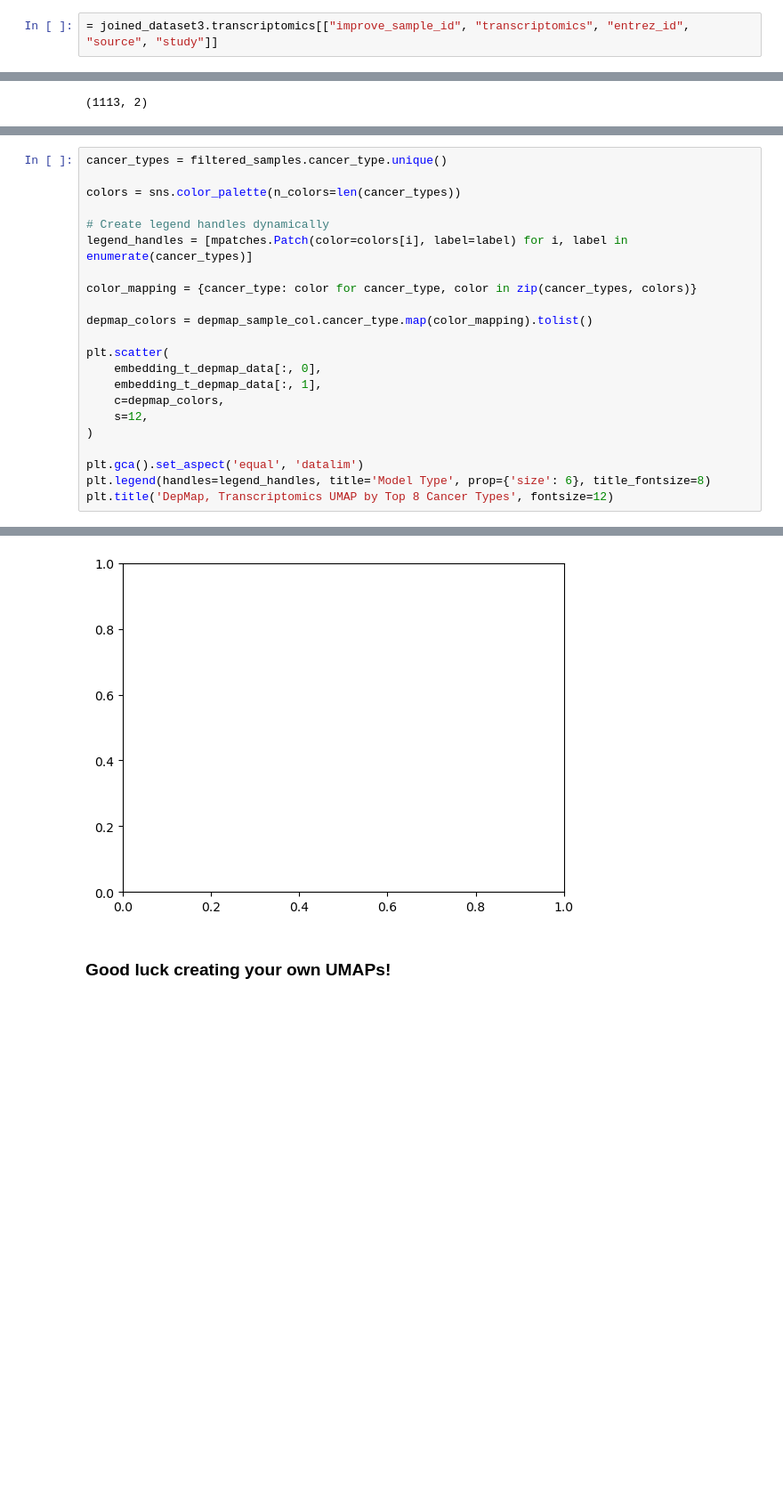
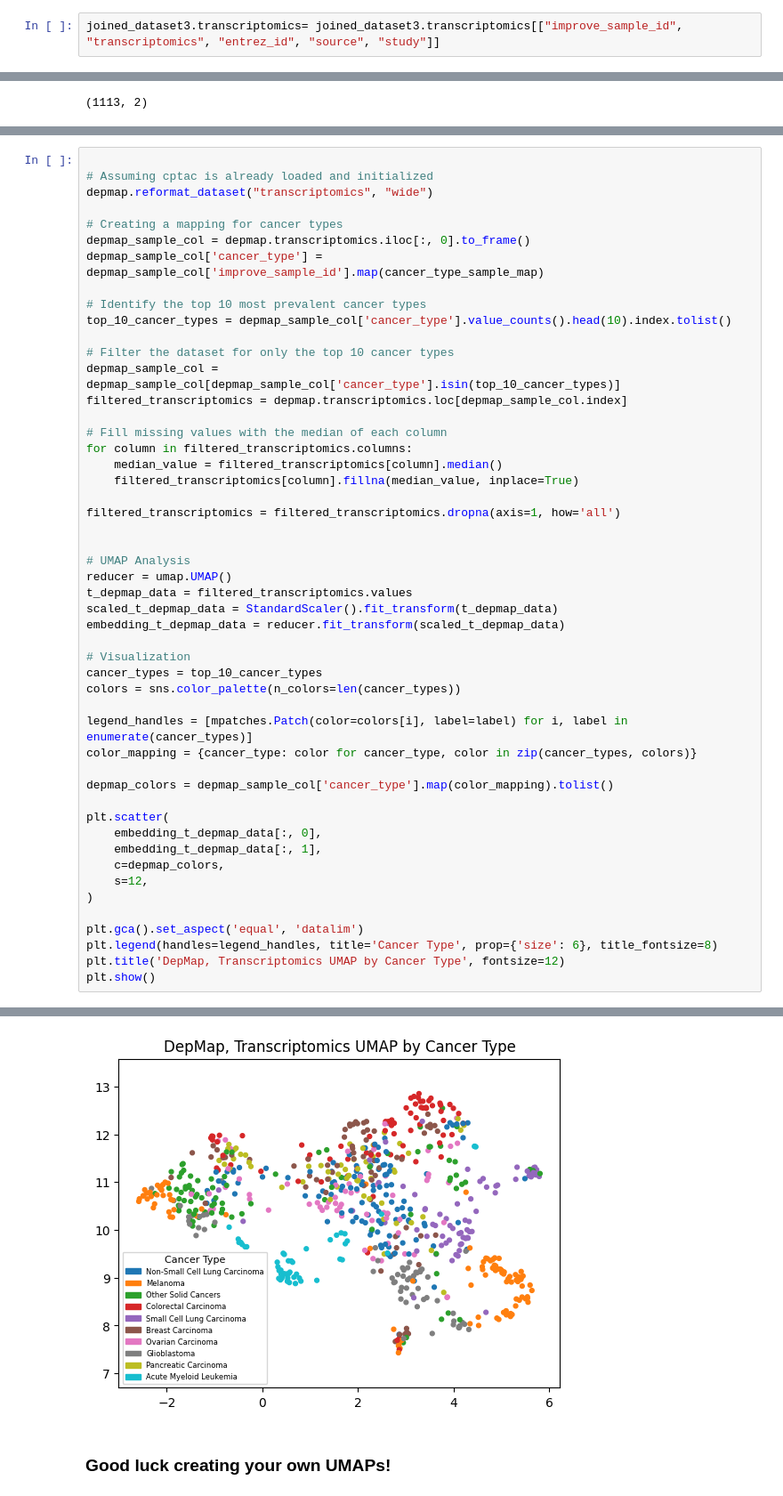
Before and after one commit to PNNL-CompBio/coderdata, a Jupyter notebook: tutorials/Data_Exploration_UMAP_Tutorial.ipynb, the cells around one changed output, grey strips where cells are left out. Shown: that part at 89% size. Drawn from its saved outputs; the diff is of its cells as text; blank space fills up the shorter version.

Commit message:
Reworked the tutorial with the new data and an updated coderdata package with fewer bugs

```diff
--- a/tutorials/Data_Exploration_UMAP_Tutorial.ipynb
+++ b/tutorials/Data_Exploration_UMAP_Tutorial.ipynb
@@ -75,7 +73,7 @@ joined_dataset3 = cd.join_datasets(joined_dataset2,mpnst)
 Processing Data...
 Loaded genes dataset.
 # %%
-= joined_dataset3.transcriptomics[["improve_sample_id", "transcriptomics", "entrez_id", "source", "study"]]
+joined_dataset3.transcriptomics= joined_dataset3.transcriptomics[["improve_sample_id", "transcriptomics", "entrez_id", "source", "study"]]
 # %%
 joined_dataset3.info()
 # %% [output]
@@ -708,14 +551,41 @@ transcriptomics successfully converted to wide format
 # %%
-cancer_types = filtered_samples.cancer_type.unique()
 
+# Assuming cptac is already loaded and initialized
+depmap.reformat_dataset("transcriptomics", "wide")
+
+# Creating a mapping for cancer types
+depmap_sample_col = depmap.transcriptomics.iloc[:, 0].to_frame()
+depmap_sample_col['cancer_type'] = depmap_sample_col['improve_sample_id'].map(cancer_type_sample_map)
+
+# Identify the top 10 most prevalent cancer types
+top_10_cancer_types = depmap_sample_col['cancer_type'].value_counts().head(10).index.tolist()
+
+# Filter the dataset for only the top 10 cancer types
+depmap_sample_col = depmap_sample_col[depmap_sample_col['cancer_type'].isin(top_10_cancer_types)]
+filtered_transcriptomics = depmap.transcriptomics.loc[depmap_sample_col.index]
+
+# Fill missing values with the median of each column
+for column in filtered_transcriptomics.columns:
+    median_value = filtered_transcriptomics[column].median()
+    filtered_transcriptomics[column].fillna(median_value, inplace=True)
+
+filtered_transcriptomics = filtered_transcriptomics.dropna(axis=1, how='all')
+
+
+# UMAP Analysis
+reducer = umap.UMAP()
+t_depmap_data = filtered_transcriptomics.values
+scaled_t_depmap_data = StandardScaler().fit_transform(t_depmap_data)
+embedding_t_depmap_data = reducer.fit_transform(scaled_t_depmap_data)
+
+# Visualization
+cancer_types = top_10_cancer_types
 colors = sns.color_palette(n_colors=len(cancer_types))
 
-# Create legend handles dynamically
 legend_handles = [mpatches.Patch(color=colors[i], label=label) for i, label in enumerate(cancer_types)]
-
 color_mapping = {cancer_type: color for cancer_type, color in zip(cancer_types, colors)}
 
-depmap_colors = depmap_sample_col.cancer_type.map(color_mapping).tolist()
+depmap_colors = depmap_sample_col['cancer_type'].map(color_mapping).tolist()
 
 plt.scatter(
     embedding_t_depmap_data[:, 0],
@@ -725,6 +595,7 @@ plt.scatter(
 )
 
 plt.gca().set_aspect('equal', 'datalim')
-plt.legend(handles=legend_handles, title='Model Type', prop={'size': 6}, title_fontsize=8)
-plt.title('DepMap, Transcriptomics UMAP by Top 8 Cancer Types', fontsize=12)
+plt.legend(handles=legend_handles, title='Cancer Type', prop={'size': 6}, title_fontsize=8)
+plt.title('DepMap, Transcriptomics UMAP by Cancer Type', fontsize=12)
+plt.show()
 # %% [output]
@@ -732,3 +603,3 @@ ValueError: 'c' argument must be a color, a sequence of colors, or a sequence of
-[figure, old version]
+[figure, new version]
 # %% [markdown]
 ### Good luck creating your own UMAPs!
```
Also changed, not shown: parts of 39 cells of this notebook.
